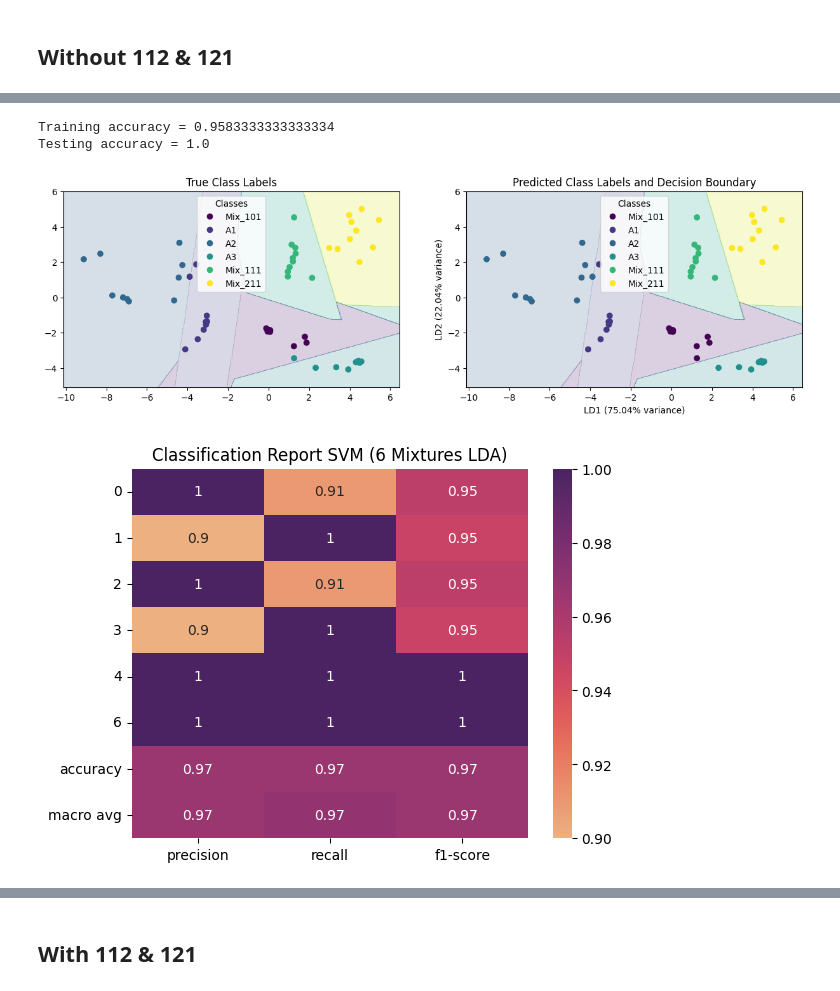
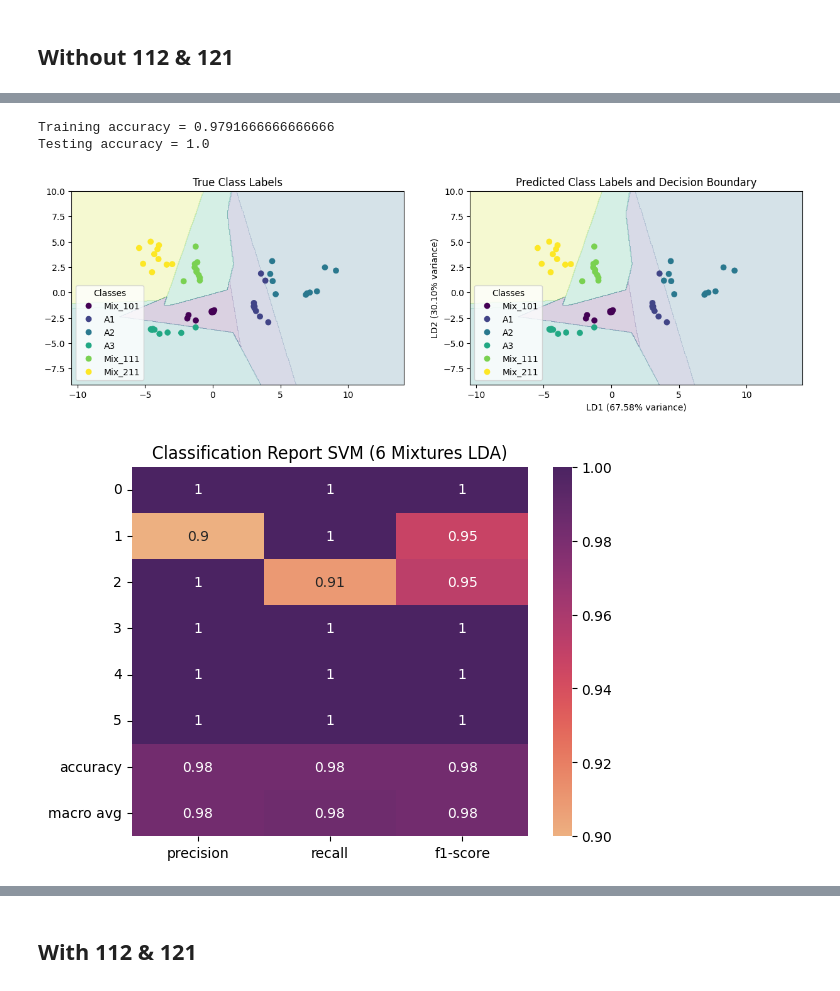
Before and after one commit to SohamD34/BTP, a Jupyter notebook: scripts/Mixture + Analytes/8 Mixtures/LDA_SVM.ipynb, the cells around one changed output, grey strips where cells are left out. Saved outputs shown, nothing was run; the diff lists cells and outputs as text; code cells hidden in the pictures.

Commit message:
Added: Confusion Matrix Heatmap - 8 labels

```diff
--- a/scripts/Mixture + Analytes/8 Mixtures/LDA_SVM.ipynb
+++ b/scripts/Mixture + Analytes/8 Mixtures/LDA_SVM.ipynb
@@ -18,15 +20,15 @@ os.chdir('/home/soham/Desktop/GitHub/BTP/')
 ## Without 112 & 121
 # %%
 all_data = pd.read_excel('data/mixture/8 solutions/total_new_data(8 mixtures).xlsx')
+print(len(all_data), '-', all_data['Label'].unique())
 
-true_labels = all_data['Label']
-labels = true_labels.map({'Mix_101': 0, 'A1': 1, 'A2': 2, 'A3': 3, 'Mix_111':4, 'Mix_121':5, 'Mix_211':6, 'Mix_112':7})
+''' Dropping Mixtures 112 and 121 '''
+
+all_data = all_data[all_data['Label']!='Mix_112']
+all_data = all_data[all_data['Label']!='Mix_121']
+labels = all_data['Label']
+true_labels = labels.map({'A1': 1, 'A2': 2, 'A3': 3, 'Mix_101':4, 'Mix_111':5, 'Mix_211':6})
 
 all_data = all_data.drop(['Dilution','Label'], axis=1)
-
-lda = LDA(n_components=2)
-lda.fit(all_data, labels)
-
-lda_data = pd.read_excel('data/mixture/8 solutions/LDA_without_112_121.xlsx')
-lda_data.head()
+all_data.head()
 # %% [output]
@@ -38,0 +42,13 @@ lda_data.head()
+# %%
+lda = LDA(n_components=2)
+lda.fit(all_data, true_labels)
+
+lda_data = lda.transform(all_data)
+lda_data = pd.DataFrame(lda_data, columns=['LD1', 'LD2'])
+lda_data['Labels'] = labels
+lda_data['Labels'].iloc[50:] = 'Mix_211'
+
+lda_data.to_excel('data/mixture/8 solutions/LDA_without_112_121.xlsx', index=False)
+
+lda_data = pd.read_excel('data/mixture/8 solutions/LDA_without_112_121.xlsx')
+lda_data.head()
@@ -39,6 +62,6 @@ lda_data.head()
 # %%
 X = lda_data[['LD1','LD2']]
-Y = lda_data['Labels'].map({'Mix_101': 0, 'A1': 1, 'A2': 2, 'A3': 3, 'Mix_111':4, 'Mix_121':5, 'Mix_211':6, 'Mix_112':7})
+Y = lda_data['Labels'].map({'Mix_101': 0, 'A1': 1, 'A2': 2, 'A3': 3, 'Mix_111':4, 'Mix_211':5})
 
 X_train, X_test, Y_train, Y_test = train_test_split(X, Y, test_size=0.2)
 
@@ -56,13 +79,13 @@ print(f'Training accuracy = {accuracy_score(train_pred, Y_train)}')
 test_pred = svm.predict(X_test)
 print(f'Testing accuracy = {accuracy_score(test_pred, Y_test)}')
 # %% [output]
-Training accuracy = 0.9583333333333334
+Training accuracy = 0.9791666666666666
 Testing accuracy = 1.0
 # %%
-inverse_label_mapping = {0: 'Mix_101', 1: 'A1', 2: 'A2', 3: 'A3', 4: 'Mix_111', 5:'Mix_121', 6:'Mix_211', 7:'Mix_112'}
+inverse_label_mapping = {0: 'Mix_101', 1: 'A1', 2: 'A2', 3: 'A3', 4: 'Mix_111', 5:'Mix_211'}
 plot_lda_decision_boundary(lda, lda_data, svm, inverse_label_mapping)
 # %% [output]
-[figure, old version]
+[figure, new version]
 # %%
 ''' Confusion matrix '''
 
@@ -75,4 +98,4 @@ sns.heatmap(report.iloc[:-1, :-1], annot=True, cmap='flare')
 plt.title('Classification Report SVM (6 Mixtures LDA)')
 plt.show()
 # %% [output]
-[figure, old version]
+[figure, new version]
```
Also changed, not shown: parts of 9 cells of this notebook, 3 other files.
